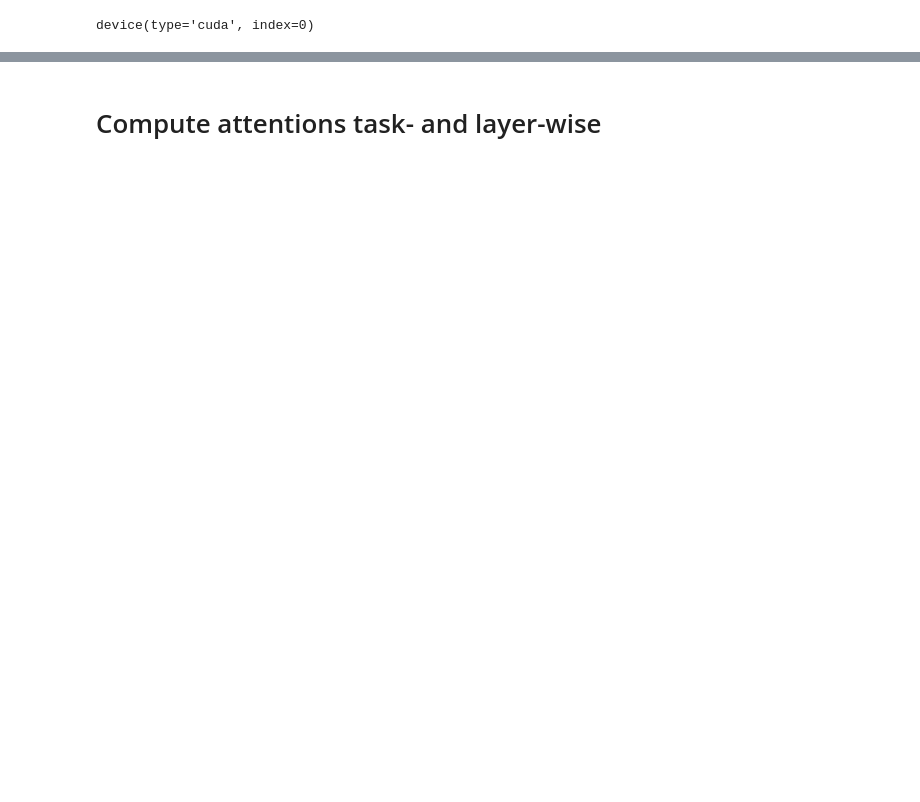
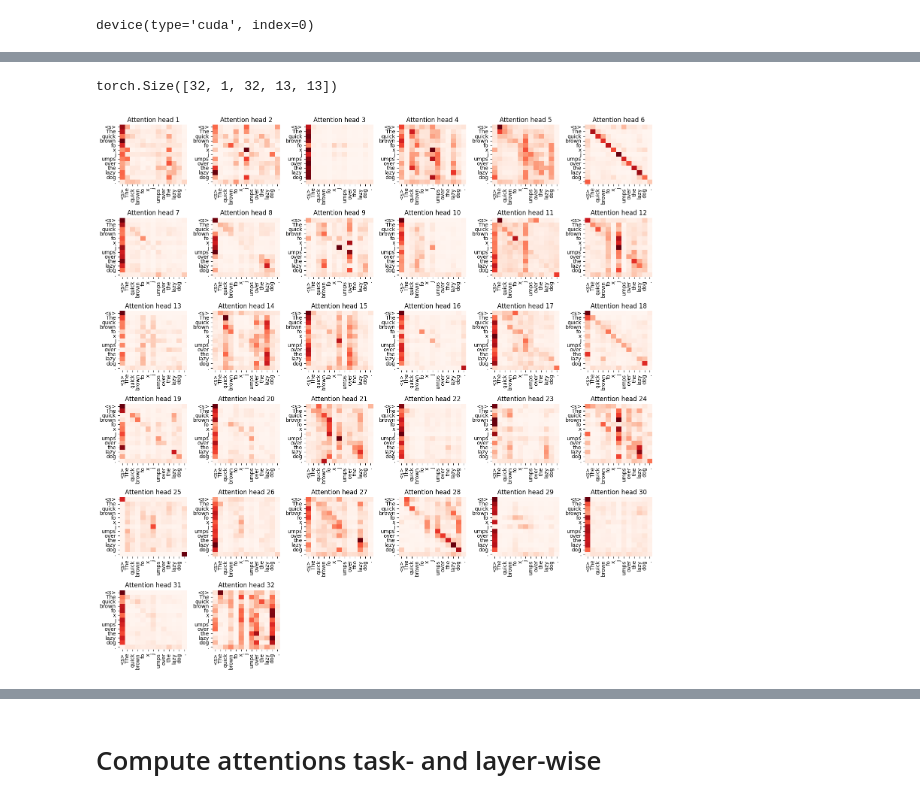
Before and after one commit to djaniak/information-bottleneck, a Jupyter notebook: notebooks/attention-distances.ipynb, the cells around one changed output, grey strips where cells are left out. Drawn from its saved outputs; the diff is of its cells as text; code cells hidden in the pictures; blank space fills up the shorter version.

```diff
--- a/notebooks/attention-distances.ipynb
+++ b/notebooks/attention-distances.ipynb
@@ -58,3 +125,50 @@ LlamaModel is using LlamaSdpaAttention, but `torch.nn.functional.scaled_dot_prod
+# %%
+attentions.shape
+# %% [output]
+torch.Size([32, 1, 32, 13, 13])
+# %%
+import torch
+import matplotlib.pyplot as plt
+import seaborn as sns
+import math
+
+def plot_attention_matrices_grid(attention_tensor, tokens, layer_idx, figsize=(15, 15)):
+    """
+    Plots the averaged attention matrix for each layer in a grid layout.
+
+    Parameters:
+    - attention_tensor: A tensor of shape (num_layers x batch_size x num_attn_heads x num_tokens x num_tokens)
+    - tokens: List of token strings corresponding to the tokens in the sequence.
+    - figsize: Size of the entire figure.
+    """
+    num_layers, batch_size, num_heads, num_tokens, _ = attention_tensor.shape
+
+    # Ensure batch_size is 1 for simplicity
+    assert batch_size == 1, "This function currently supports only batch_size = 1."
+
+    nrows = math.ceil(math.sqrt(num_heads))
+    ncols = math.ceil(num_heads / nrows)
+
+    fig, axes = plt.subplots(nrows, ncols, figsize=figsize)
+    axes = axes.flatten()
+
+    for attn_head_idx in range(num_heads):
+        # Compute the mean over all attention heads for the current layer
+        attention_matrix = attention_tensor[layer_idx, 0, attn_head_idx, :, :].numpy()
+
+        sns.heatmap(attention_matrix, xticklabels=tokens, yticklabels=tokens, cmap="Reds",
+                    ax=axes[attn_head_idx], cbar=False, annot=False)
+        axes[attn_head_idx].set_title(f'Attention head {attn_head_idx + 1}')
+
+    for i in range(attn_head_idx + 1, len(axes)):
+        axes[i].axis('off')
+
+    plt.tight_layout()
+    plt.show()
+
+plot_attention_matrices_grid(attentions, tokens, layer_idx=-1)
+# %% [output]
+[figure, added]
 # %%
 for i, layer_attention in enumerate(attentions):
     if i < 3 or i > 28:
```
Also changed, not shown: parts of 13 cells of this notebook, 2 other files.
